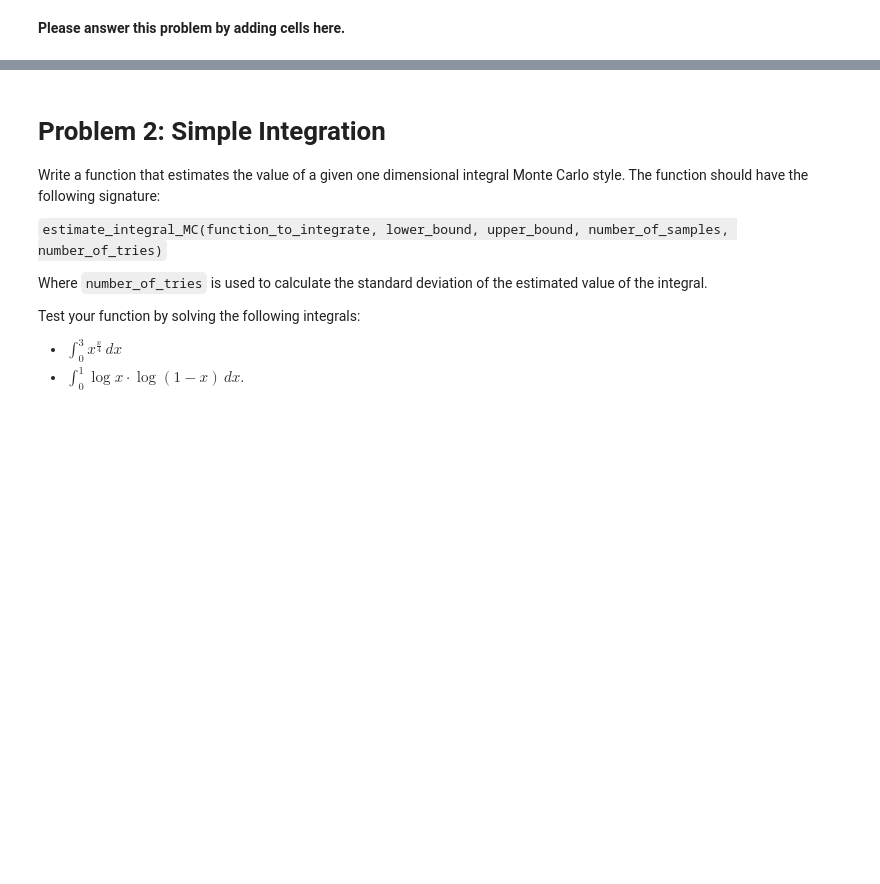
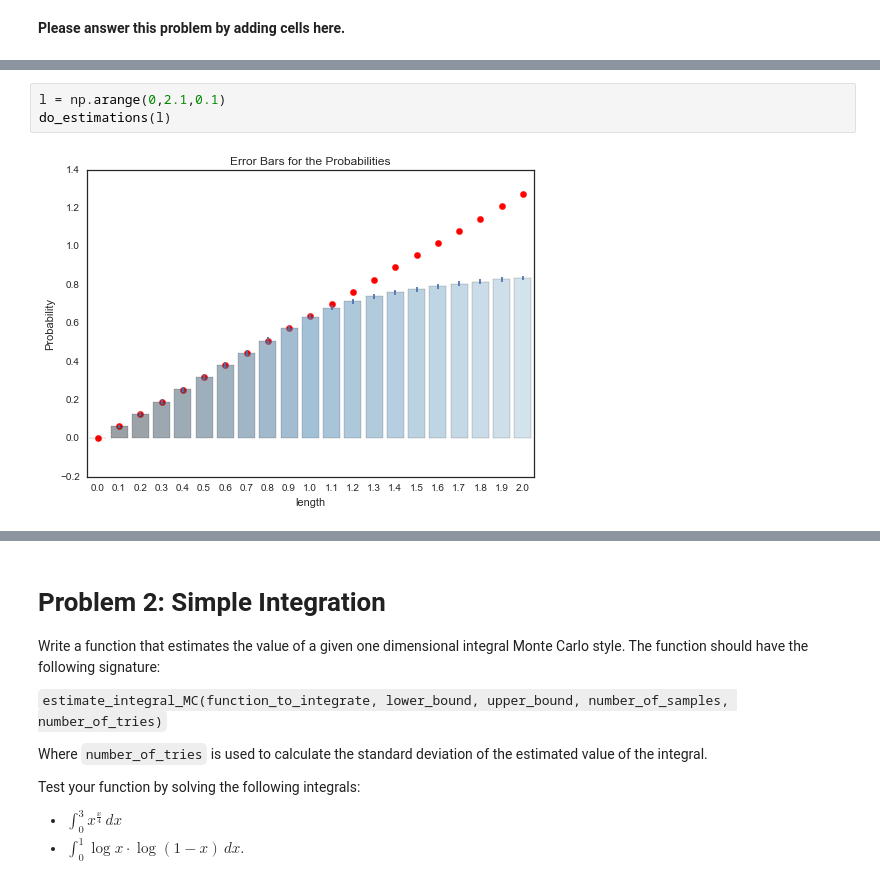
Before and after one commit to xdai1091/2016, a Jupyter notebook: Homework/AM207-Xingchi_Dai_HW1.ipynb, the cells around one changed output, grey strips where cells are left out. Cells and saved outputs as stored; diff of their text form; blank space fills up the shorter version.

```diff
--- a/Homework/AM207-Xingchi_Dai_HW1.ipynb
+++ b/Homework/AM207-Xingchi_Dai_HW1.ipynb
@@ -50,0 +89,5 @@ In a next step extend your simulation to a maximum needle length of 2 units, sti
+# %%
+l = np.arange(0,2.1,0.1)
+do_estimations(l)
+# %% [output]
+[figure, added]
```
Also changed, not shown: parts of 34 cells of this notebook.
